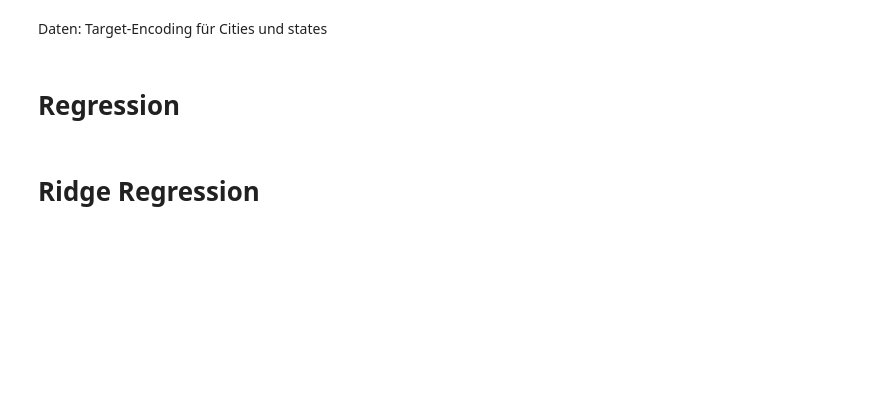
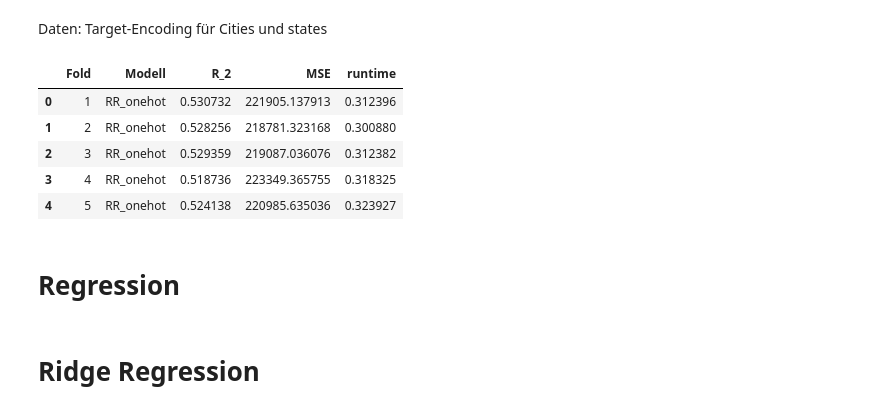
Before and after one commit to FelixFritz02/DataProject-WS-25-26, a Jupyter notebook: Regression.ipynb, the cells around one changed output. Drawn from its saved outputs; the diff is of its cells as text; code cells hidden in the pictures; blank space fills up the shorter version.

```diff
--- a/Regression.ipynb
+++ b/Regression.ipynb
@@ -8,3 +8,16 @@ data = pd.read_csv("preprocessed_apartment_rentals_no_state_dummies_nocluster.cs
 # Features und Ziel
 X = data.drop(columns=["price"])
 y = data["price"]
+# %%
+from Nested_CV_targetEncoding import NestedCVRegressorWithTargetEncoding
+
+from sklearn.linear_model import Ridge
+import numpy as np
+from sklearn.preprocessing import StandardScaler
+ridge_params = {"alpha": np.logspace(-3, 3, 10)}
+X_one_hot = pd.concat([X, pd.get_dummies(X, columns=["state"])], axis=1)
+X_one_hot = X_one_hot.drop(columns=["state", "cityname"])
+print(X_one_hot.shape)
+
+ridge_cv = NestedCVRegressorWithTargetEncoding(model = Ridge(), param_grid = ridge_params, encode_cols=[], scaler = StandardScaler)
+ridge_cv.run(X_one_hot, y, output=True, log_transform=False)
@@ -11,2 +42,17 @@ y = data["price"]
 # %% [markdown]
 Daten: Target-Encoding für Cities und states
+# %%
+number_outer_cv_splits = 5
+model_evaluation = pd.DataFrame({"Fold": range(1, number_outer_cv_splits+1)})
+model_evaluation['Modell'] = ['RR_onehot'] * number_outer_cv_splits # nur die Staaten one hot encoden, mit cities memory error
+model_evaluation['R_2'] = ridge_cv.get_r2_scores()
+model_evaluation['MSE'] = ridge_cv.get_mse_scores()
+model_evaluation["runtime"] = ridge_cv.get_fit_times()
+model_evaluation
+# %% [output]
+|  | Fold | Modell | R_2 | MSE | runtime |
+| 0 | 1 | RR_onehot | 0.530732 | 221905.137913 | 0.312396 |
+| 1 | 2 | RR_onehot | 0.528256 | 218781.323168 | 0.300880 |
+| 2 | 3 | RR_onehot | 0.529359 | 219087.036076 | 0.312382 |
+| 3 | 4 | RR_onehot | 0.518736 | 223349.365755 | 0.318325 |
+| 4 | 5 | RR_onehot | 0.524138 | 220985.635036 | 0.323927 |
```
Also changed, not shown: parts of 3 cells of this notebook, 2 other files.
